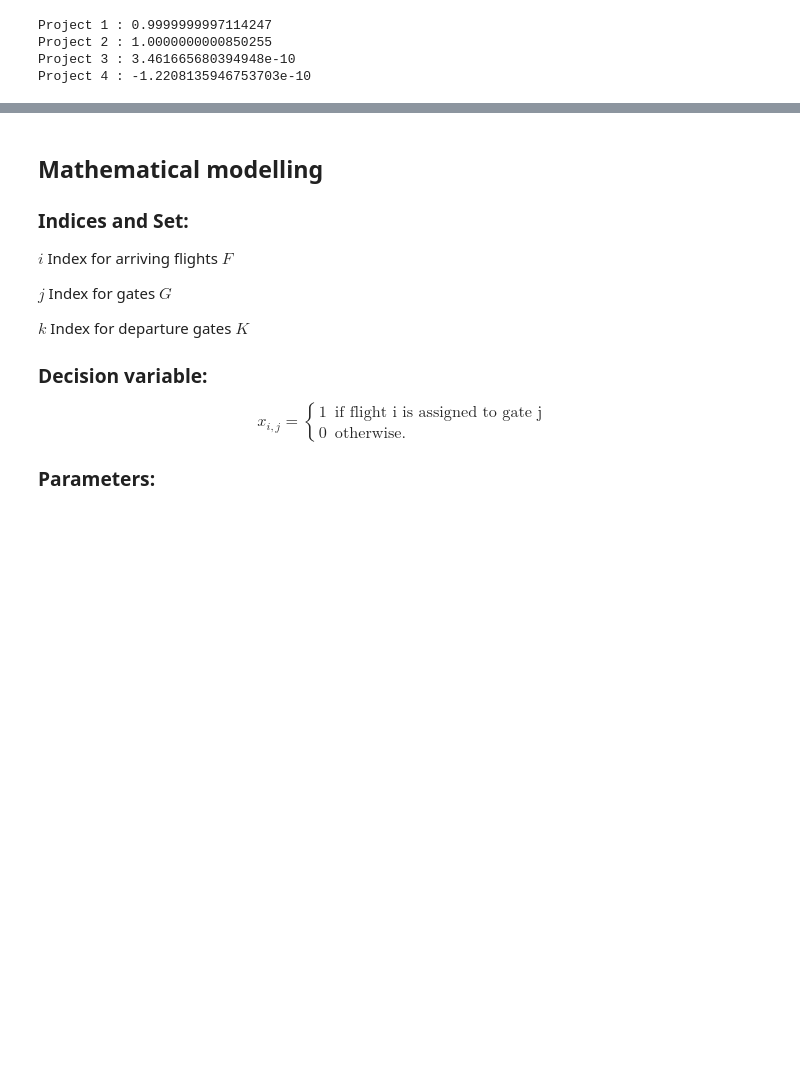
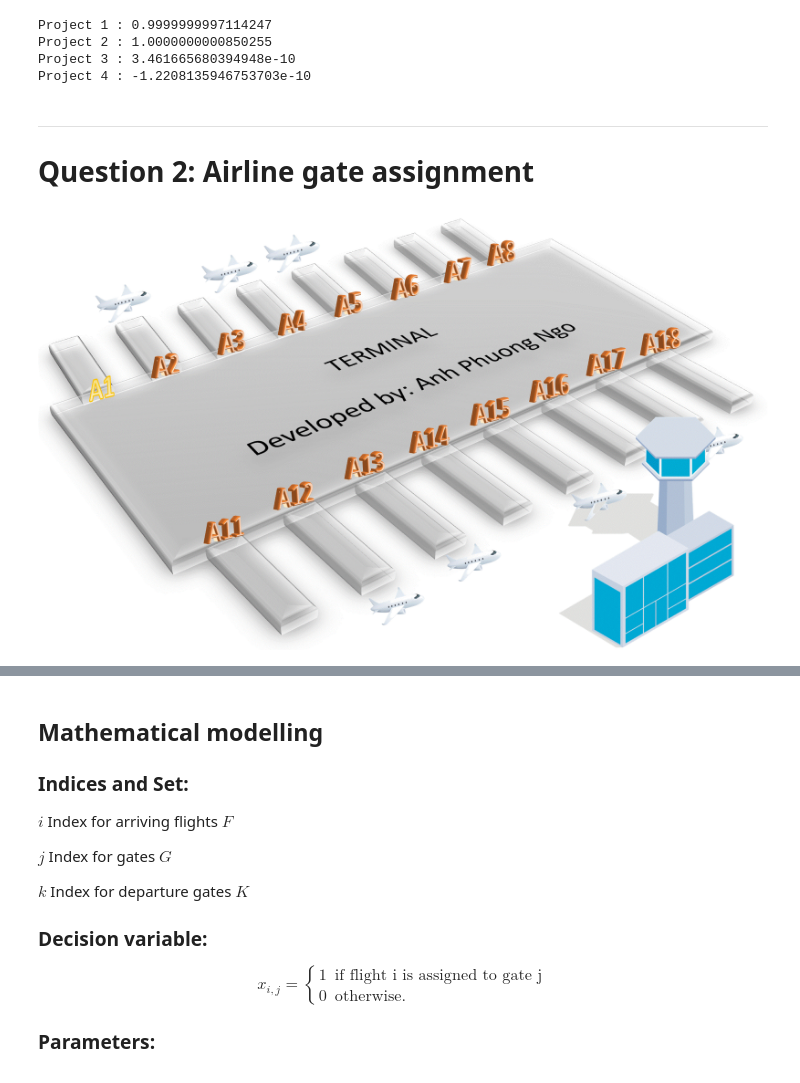
Before and after one commit to anhphuong-ngo/Linear-LP-and-Mixed-Integer-Linear-IP-Optimization-Tutorials, a Jupyter notebook: Chapter02.ipynb, the cells around one changed output, grey strips where cells are left out. Saved outputs shown, nothing was run; the diff lists cells and outputs as text; code cells hidden in the pictures; blank space fills up the shorter version.

```diff
--- a/Chapter02.ipynb
+++ b/Chapter02.ipynb
@@ -115,3 +115,11 @@ Project 1 : 0.9999999997114247
 Project 2 : 1.0000000000850255
 Project 3 : 3.461665680394948e-10
 Project 4 : -1.2208135946753703e-10
+# %% [markdown]
+***
+# Question 2: Airline gate assignment
+# %%
+from IPython import display
+display.Image("TerminalA.gif", width = 800)
+# %% [output]
+[figure, added]
```
Also changed, not shown: parts of 6 cells of this notebook, 1 other file.
